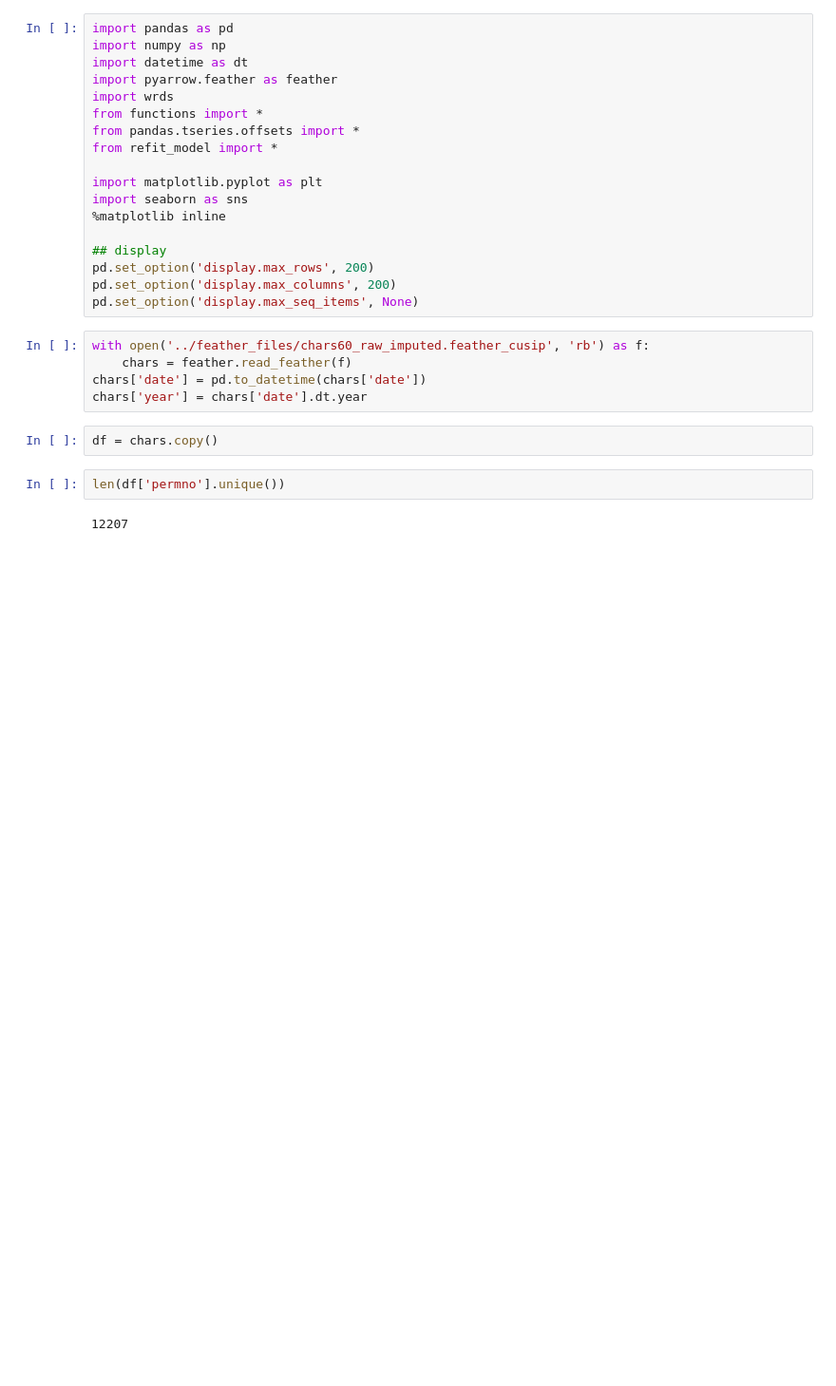
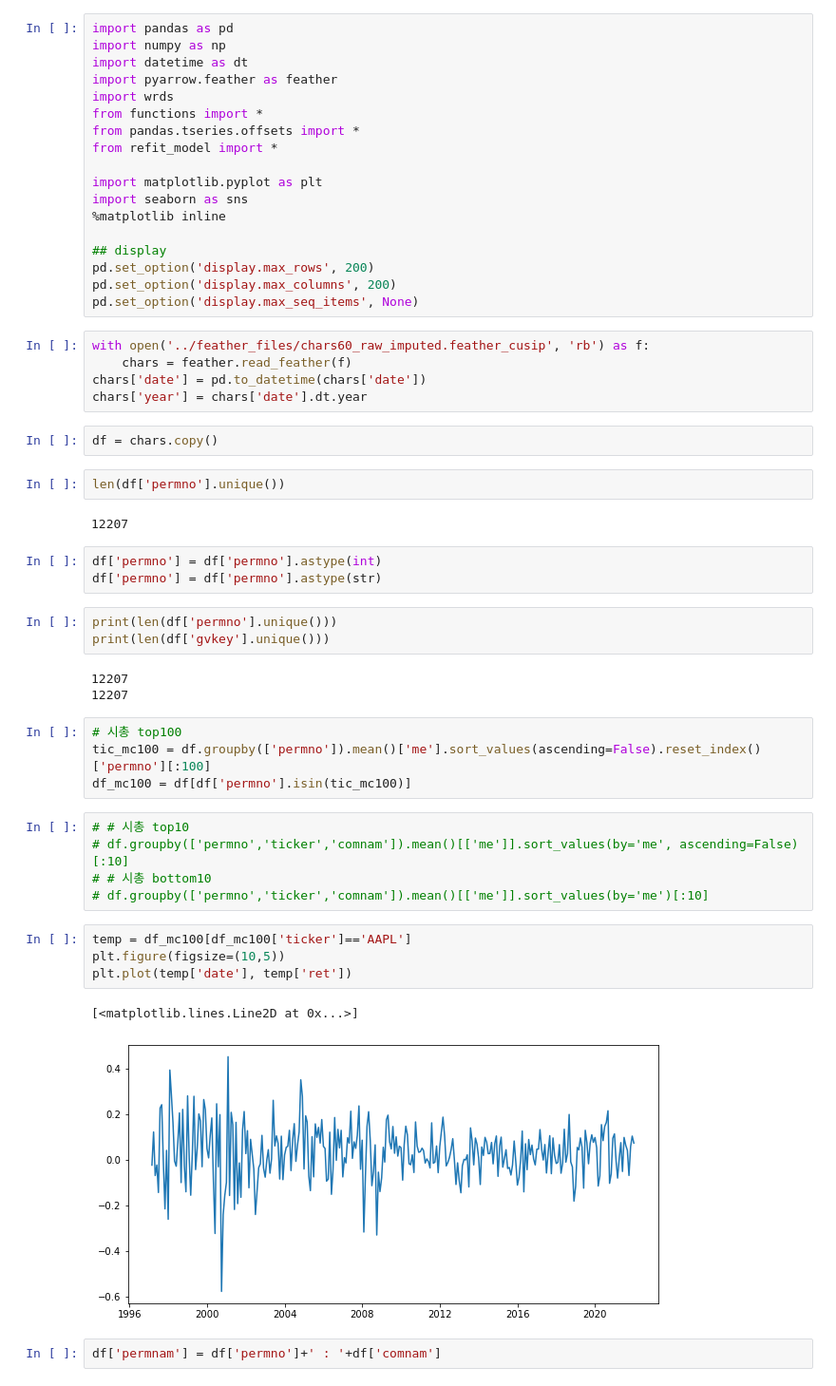
Before and after one commit to jiwonlydia/ReturnPrediction, a Jupyter notebook: link_on_cusip_all.ipynb, the cells around one changed output. Shown at 95% size. Drawn from its saved outputs; the diff is of its cells as text; blank space fills up the shorter version.

```diff
--- a/link_on_cusip_all.ipynb
+++ b/link_on_cusip_all.ipynb
@@ -27,3 +27,30 @@ df = chars.copy()
 len(df['permno'].unique())
 # %% [output]
 12207
+# %%
+df['permno'] = df['permno'].astype(int)
+df['permno'] = df['permno'].astype(str)
+# %%
+print(len(df['permno'].unique()))
+print(len(df['gvkey'].unique()))
+# %% [output]
+12207
+12207
+# %%
+# 시총 top100
+tic_mc100 = df.groupby(['permno']).mean()['me'].sort_values(ascending=False).reset_index()['permno'][:100]
+df_mc100 = df[df['permno'].isin(tic_mc100)]
+# %%
+# # 시총 top10
+# df.groupby(['permno','ticker','comnam']).mean()[['me']].sort_values(by='me', ascending=False)[:10]
+# # 시총 bottom10
+# df.groupby(['permno','ticker','comnam']).mean()[['me']].sort_values(by='me')[:10]
+# %%
+temp = df_mc100[df_mc100['ticker']=='AAPL']
+plt.figure(figsize=(10,5))
+plt.plot(temp['date'], temp['ret'])
+# %% [output]
+[<matplotlib.lines.Line2D at 0x...>]
+[figure, added]
+# %%
+df['permnam'] = df['permno']+' : '+df['comnam']
```
Also changed, not shown: parts of 13 cells of this notebook, 7 other files.
